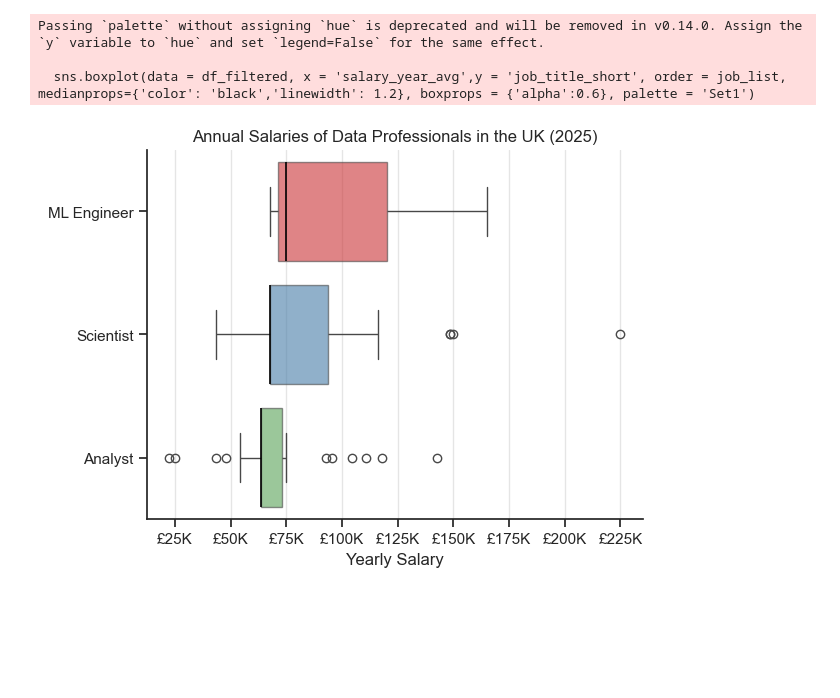
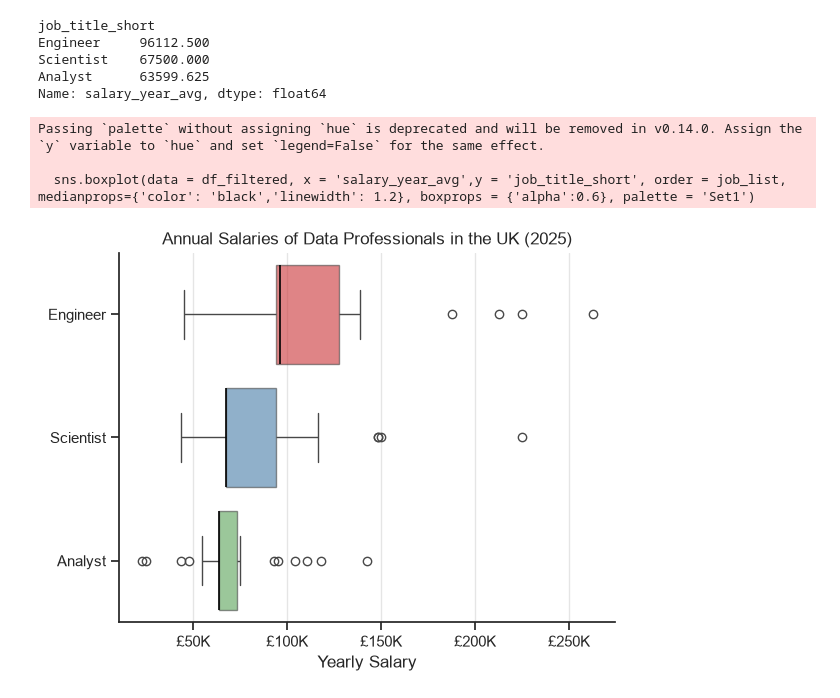
Before and after one commit to Frasermc2605/Python_Data_Project, a Jupyter notebook: Project/job_salariesi.ipynb, the cells around one changed output. Saved outputs shown, nothing was run; the diff lists cells and outputs as text; code cells hidden in the pictures; blank space fills up the shorter version.

```diff
--- a/Project/job_salariesi.ipynb
+++ b/Project/job_salariesi.ipynb
@@ -20,38 +20,44 @@ df = df[df['job_posted_date'].dt.year == 2025 ]
 # %%
-job_titles = ['Data Analyst', 'Data Scientist', 'Machine Learning Engineer']
+job_titles = ['Data Analyst', 'Data Scientist', 'Data Engineer']
 df_filtered = df[(df['job_country'] == 'United Kingdom')
                  & df['job_title_short'].isin(job_titles)]
 df_filtered = df_filtered.dropna(subset = ['salary_year_avg']).reset_index()
 df_filtered['salary_year_avg'] = df_filtered['salary_year_avg'] * 0.75
 label_map = {
     'Data Analyst': 'Analyst',
     'Data Scientist': 'Scientist',
-    'Machine Learning Engineer': 'ML Engineer'
+    'Data Engineer': 'Engineer'
 }
 
 df_filtered['job_title_short'] = (
     df_filtered['job_title_short'].replace(label_map)
 )
 df_salaries = (
     df_filtered.groupby('job_title_short')['salary_year_avg'].median()
     .sort_values(ascending = False)
 )
 job_list = df_salaries.index
+print(df_salaries)
 
 
 sns.set_theme(style = 'ticks')
 sns.boxplot(data = df_filtered, x = 'salary_year_avg',y = 'job_title_short', order = job_list, medianprops={'color': 'black','linewidth': 1.2}, boxprops = {'alpha':0.6}, palette = 'Set1')
 sns.despine()
 plt.title('Annual Salaries of Data Professionals in the UK (2025)')
 plt.xlabel('Yearly Salary')
 plt.ylabel('')
 plt.grid(axis='x', alpha=0.5)
 ax = plt.gca()
 ax.xaxis.set_major_formatter(plt.FuncFormatter(lambda x, pos: f'£{int(x/1000)}K'))
 plt.show()
 # %% [output]
-Passing `palette` without assigning `hue` is deprecated and will be removed in v0.14.0. Assign the `y` variable to `hue` and set `legend=False` for the same effect.
-
-  sns.boxplot(data = df_filtered, x = 'salary_year_avg',y = 'job_title_short', order = job_list, medianprops={'color': 'black','linewidth': 1.2}, boxprops = {'alpha':0.6}, palette = 'Set1')
+job_title_short
+Engineer     96112.500
+Scientist    67500.000
+Analyst      63599.625
+Name: salary_year_avg, dtype: float64
+Passing `palette` without assigning `hue` is deprecated and will be removed in v0.14.0. Assign the `y` variable to `hue` and set `legend=False` for the same effect.
+
+  sns.boxplot(data = df_filtered, x = 'salary_year_avg',y = 'job_title_short', order = job_list, medianprops={'color': 'black','linewidth': 1.2}, boxprops = {'alpha':0.6}, palette = 'Set1')
-[figure, old version]
+[figure, new version]
 # %%
```
Also changed, not shown: parts of 3 cells of this notebook, 10 other files.
